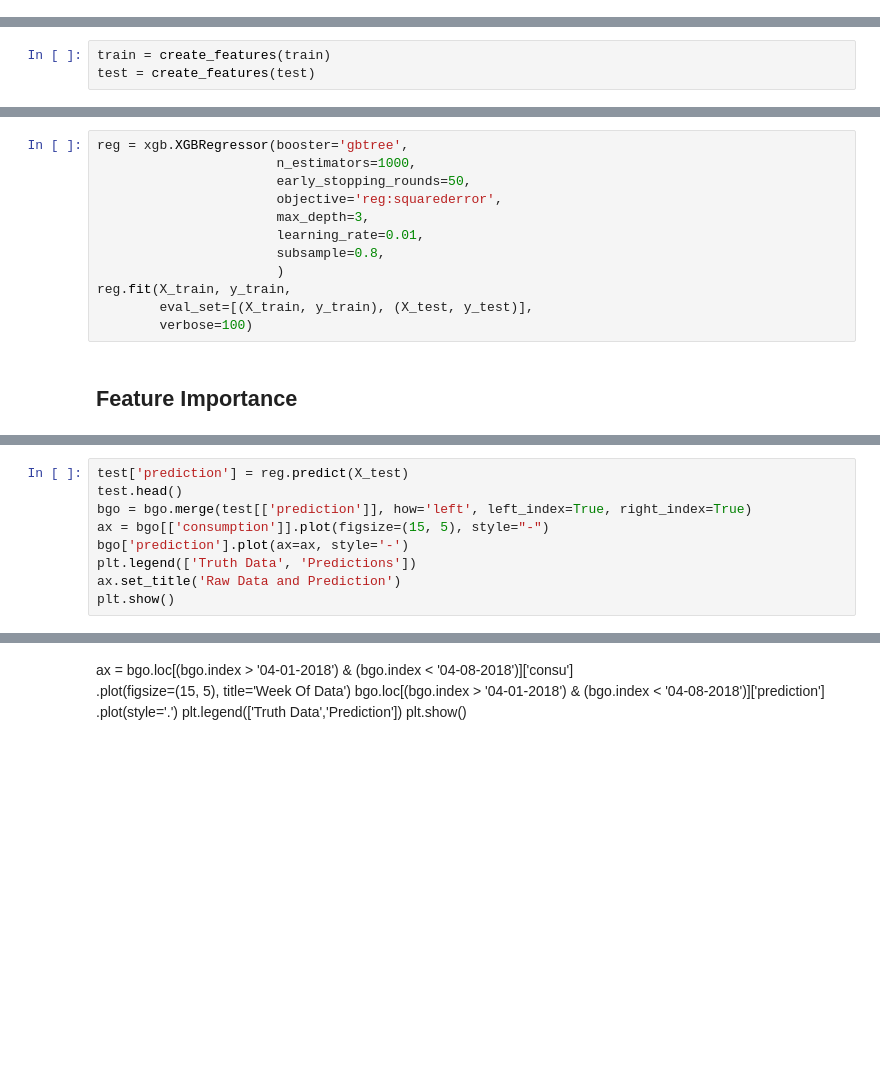
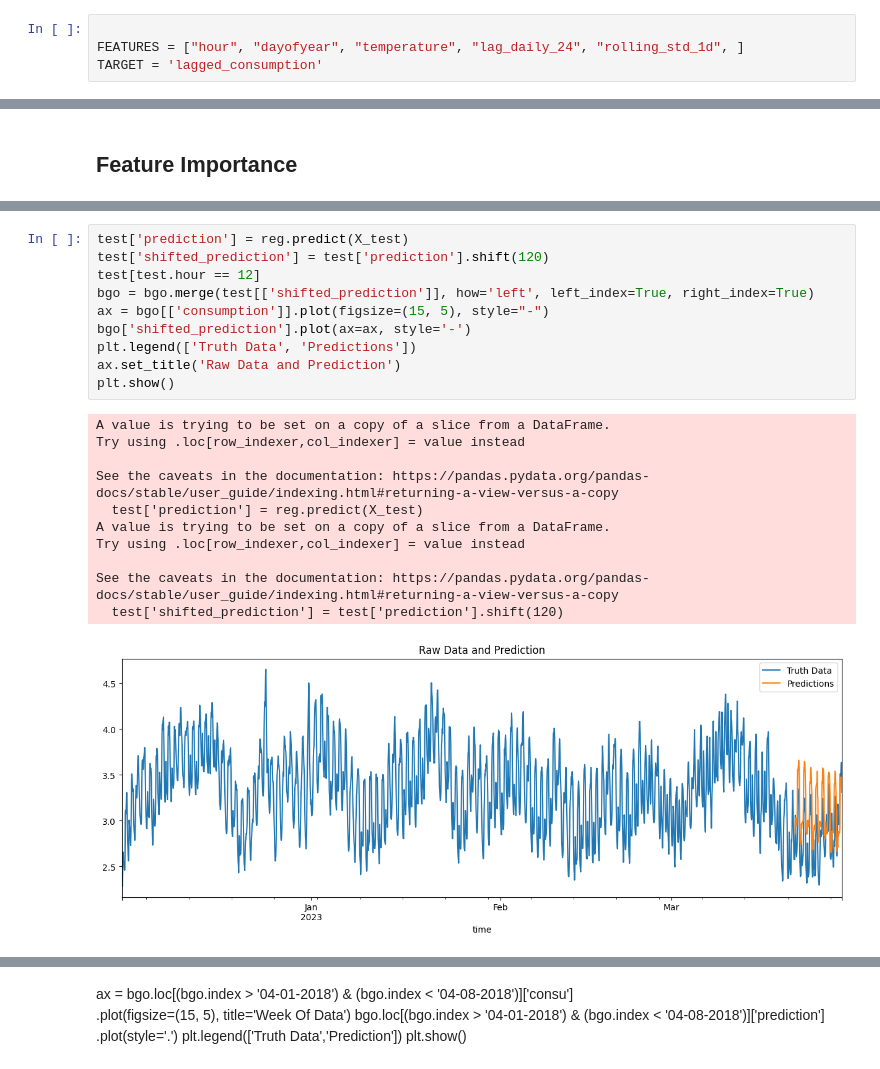
Before and after one commit to elibir/tdt4259-group75, a Jupyter notebook: xgboost_cv.ipynb, the cells around one changed output, grey strips where cells are left out. Saved outputs shown, nothing was run; the diff lists cells and outputs as text; blank space fills up the shorter version.

```diff
--- a/xgboost_cv.ipynb
+++ b/xgboost_cv.ipynb
@@ -123,3 +138,7 @@ def create_features(df):
 # %% [markdown]
 ## Train Using Cross-Validation
+# %%
+
+FEATURES = ["hour", "dayofyear", "temperature", "lag_daily_24", "rolling_std_1d", ]
+TARGET = 'lagged_consumption'
 # %%
@@ -187,3 +194,0 @@ Fold scores:[0.2570456619407415, 0.22799834933895702, 0.1848126634604906, 0.2230
-# %%
-train = create_features(train)
-test = create_features(test)
@@ -203,15 +195,3 @@ y_test = test[TARGET]
-# %%
-reg = xgb.XGBRegressor(booster='gbtree',
-                       n_estimators=1000,
-                       early_stopping_rounds=50,
-                       objective='reg:squarederror',
-                       max_depth=3,
-                       learning_rate=0.01,
-                       subsample=0.8,
-                       )
-reg.fit(X_train, y_train,
-        eval_set=[(X_train, y_train), (X_test, y_test)],
-        verbose=100)
 # %% [markdown]
 ## Feature Importance
 # %%
@@ -224,10 +242,23 @@ plt.show()
 # %%
 test['prediction'] = reg.predict(X_test)
-test.head()
-bgo = bgo.merge(test[['prediction']], how='left', left_index=True, right_index=True)
+test['shifted_prediction'] = test['prediction'].shift(120)
+test[test.hour == 12]
+bgo = bgo.merge(test[['shifted_prediction']], how='left', left_index=True, right_index=True)
 ax = bgo[['consumption']].plot(figsize=(15, 5), style="-")
-bgo['prediction'].plot(ax=ax, style='-')
+bgo['shifted_prediction'].plot(ax=ax, style='-')
 plt.legend(['Truth Data', 'Predictions'])
 ax.set_title('Raw Data and Prediction')
 plt.show()
+# %% [output]
+A value is trying to be set on a copy of a slice from a DataFrame.
+Try using .loc[row_indexer,col_indexer] = value instead
+
+See the caveats in the documentation: https://pandas.pydata.org/pandas-docs/stable/user_guide/indexing.html#returning-a-view-versus-a-copy
+  test['prediction'] = reg.predict(X_test)
+A value is trying to be set on a copy of a slice from a DataFrame.
+Try using .loc[row_indexer,col_indexer] = value instead
+
+See the caveats in the documentation: https://pandas.pydata.org/pandas-docs/stable/user_guide/indexing.html#returning-a-view-versus-a-copy
+  test['shifted_prediction'] = test['prediction'].shift(120)
+[figure, added]
 # %%
```
Also changed, not shown: parts of 19 cells of this notebook, 1 other file.
